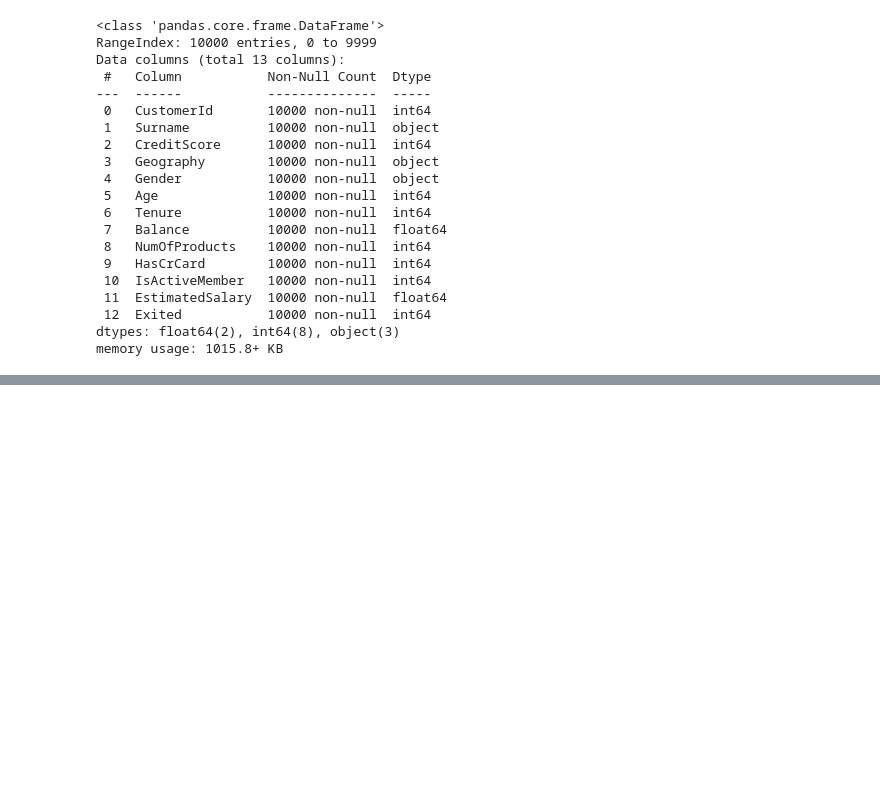
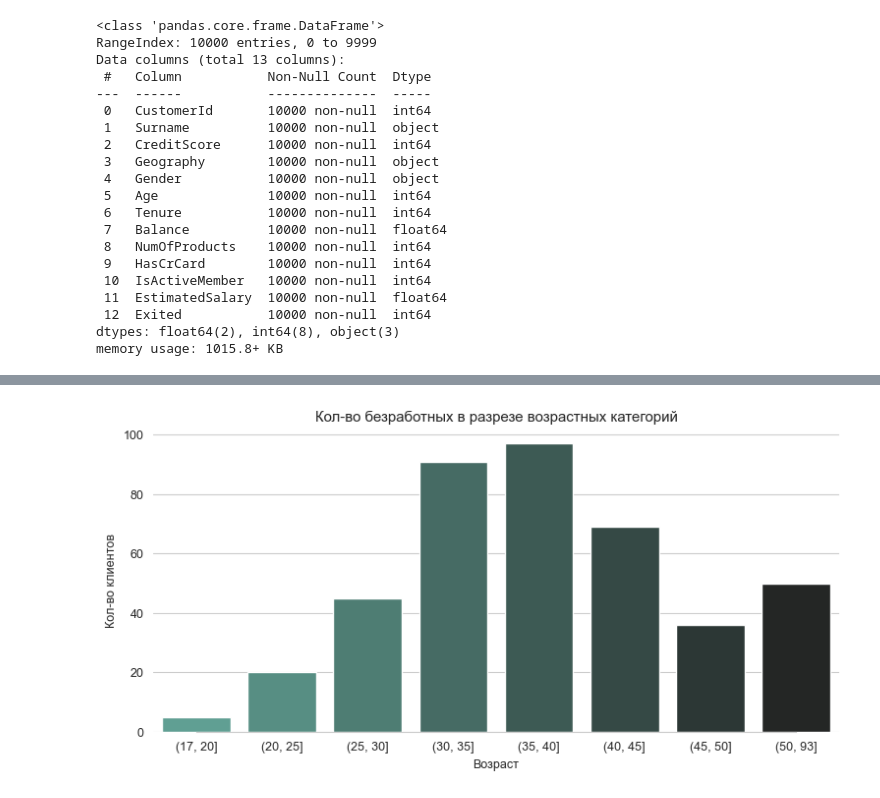
Before and after one commit to tabbols95/data_analysis_and_forecast, a Jupyter notebook: Customer churn analysis (Bank data)/Customer churn analysis (Bank data).ipynb, the cells around one changed output, grey strips where cells are left out. Saved outputs shown, nothing was run; the diff lists cells and outputs as text; code cells hidden in the pictures; blank space fills up the shorter version.

```diff
--- a/Customer churn analysis (Bank data)/Customer churn analysis (Bank data).ipynb
+++ b/Customer churn analysis (Bank data)/Customer churn analysis (Bank data).ipynb
@@ -24,3 +27,9 @@ import pandas as pd
+# %%
+# настройка параметров визуализации
+sns.set_theme(
+    context={'font.size': 9},
+    style='whitegrid'
+)
 # %%
 data = pd.read_csv(r'data\Churn Modeling.csv').drop(columns='RowNumber')
 # %% [markdown]
@@ -66,0 +110,18 @@ data.describe().T
+# %%
+# копируем данные о безработных в отдельный DataFrame
+unemployed_data = data.query('Tenure==0').copy()
+# разбиваем данные на категории
+unemployed_data['categories_age'] = pd.cut(
+    unemployed_data['Age'],
+    bins=[data['Age'].min()-1, 20, 25, 30, 35, 40, 45, 50, data['Age'].max()+1]
+)
+# %%
+fig, ax = plt.subplots(figsize=(9, 4))
+ax = sns.countplot(x='categories_age', data=unemployed_data, palette='dark:#5A9_r' ,ax=ax)
+ax.set_title('Кол-во безработных в разрезе возрастных категорий')
+ax.set_xlabel('Возраст')
+ax.set_ylabel('Кол-во клиентов')
+sns.despine(fig=fig, ax=ax, left=True, trim=True)
+plt.show()
+# %% [output]
+[figure, added]
```
Also changed, not shown: parts of 17 cells of this notebook.
